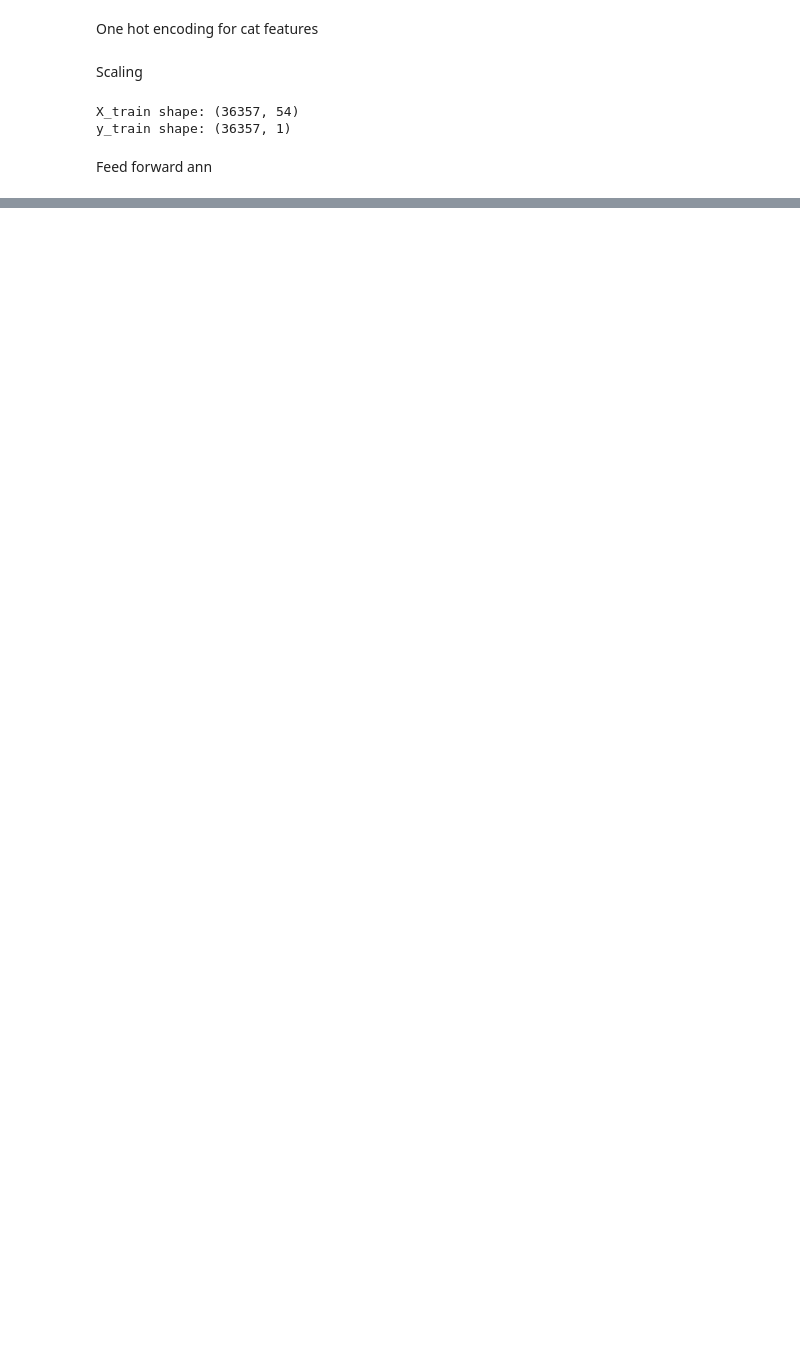
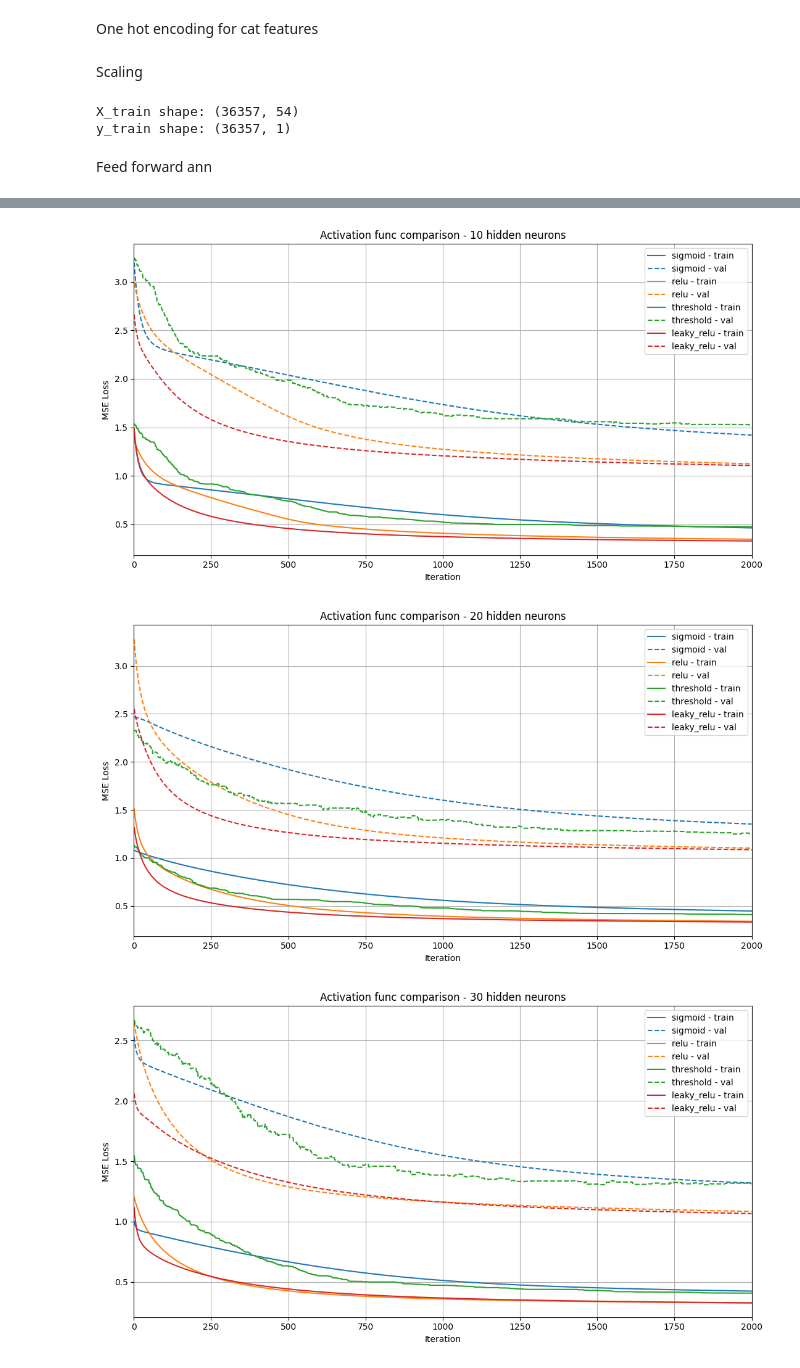
Before and after one commit to Dennnnnnnnnn/Machine-Learning-1, a Jupyter notebook: Lab3/Lab3.ipynb, the cells around one changed output, grey strips where cells are left out. Saved outputs shown, nothing was run; the diff lists cells and outputs as text; code cells hidden in the pictures; blank space fills up the shorter version.

```diff
--- a/Lab3/Lab3.ipynb
+++ b/Lab3/Lab3.ipynb
@@ -204,0 +554,23 @@ class FeedForwardNN:
+# %%
+best_architectures = {10: [10], 20: [20], 30: [30]}
+new_activations = ["relu", "threshold", "leaky_relu"]
+activation_models = {}
+activation_results = {}
+n_inputs = X_tr.shape[1]
+n_outputs = y_tr.shape[1]
+EPOCHS = 2000
+
+for total_neurons, hidden_layers in best_architectures.items():
+    for activation in new_activations:
+        name = f"{total_neurons}_{activation}"
+        print(f"\nTraining {name}")
+        layer_sizes = ([n_inputs] + hidden_layers + [n_outputs])
+        model = FeedForwardNN(layer_sizes, activation=activation)
+        history = model.train(X_tr, y_tr, X_val, y_val, epochs=EPOCHS, learning_rate=LEARNING_RATE)
+        activation_models[name] = model
+        activation_results[name] = history
+
+for total_neurons, original_name in [(10, "M1"), (20, "M4"), (30, "M7")]:
+    name = f"{total_neurons}_sigmoid"
+    activation_results[name] = results[original_name]
+    activation_models[name] = models[original_name]
@@ -204,0 +595,23 @@ class FeedForwardNN:
+# %%
+for total_neurons in best_architectures:
+    plt.figure(figsize=(11, 6))
+    for activation in ["sigmoid"] + new_activations:
+        name = f"{total_neurons}_{activation}"
+        history = activation_results[name]
+        train_losses = history["train_losses"]
+        val_losses = history["val_losses"]
+        iterations = np.arange(1, len(train_losses) + 1)
+        line, = plt.plot(iterations, train_losses, label=f"{activation} - train")
+        plt.plot(iterations, val_losses, linestyle="--", color=line.get_color(), label=f"{activation} - val")
+    plt.title(f"Activation func comparison - {total_neurons} hidden neurons")
+    plt.xlabel("Iteration")
+    plt.ylabel("MSE Loss")
+    plt.xlim(0,2000)
+    plt.legend()
+    plt.grid(True)
+    plt.tight_layout()
+    plt.show()
+# %% [output]
+[figure, added]
+[figure, added]
+[figure, added]
```
Also changed, not shown: parts of 30 cells of this notebook, 2 other files.
